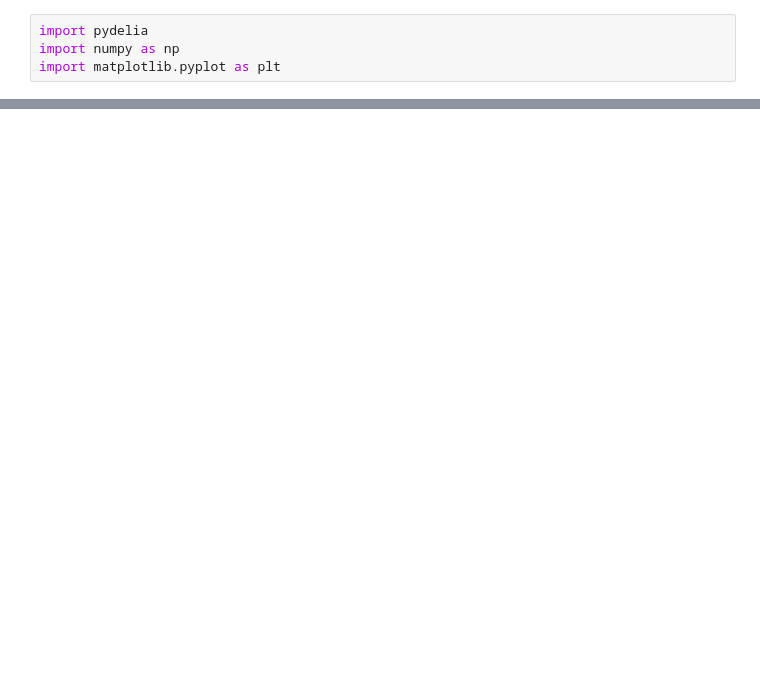
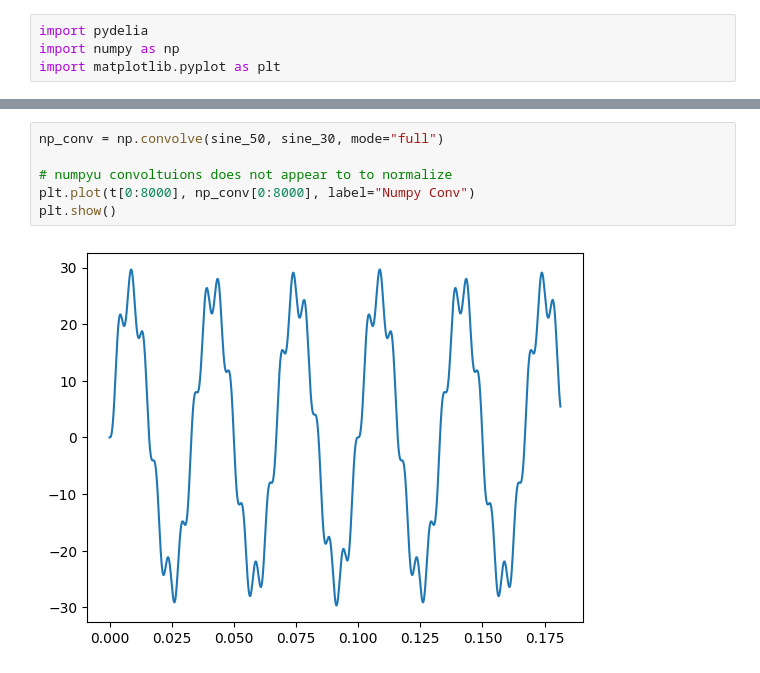
Before and after one commit to Pbotsaris/Delia-audio, a Jupyter notebook: notebooks/delia_basics.ipynb, the cells around one changed output, grey strips where cells are left out. Saved outputs shown, nothing was run; the diff lists cells and outputs as text; blank space fills up the shorter version.

```diff
--- a/notebooks/delia_basics.ipynb
+++ b/notebooks/delia_basics.ipynb
@@ -153,0 +55,8 @@ print(sine2)
+# %%
+np_conv = np.convolve(sine_50, sine_30, mode="full")
+
+# numpyu convoltuions does not appear to to normalize
+plt.plot(t[0:8000], np_conv[0:8000], label="Numpy Conv")
+plt.show()
+# %% [output]
+[figure, added]
```
Also changed, not shown: parts of 17 cells of this notebook, 10 other files.
